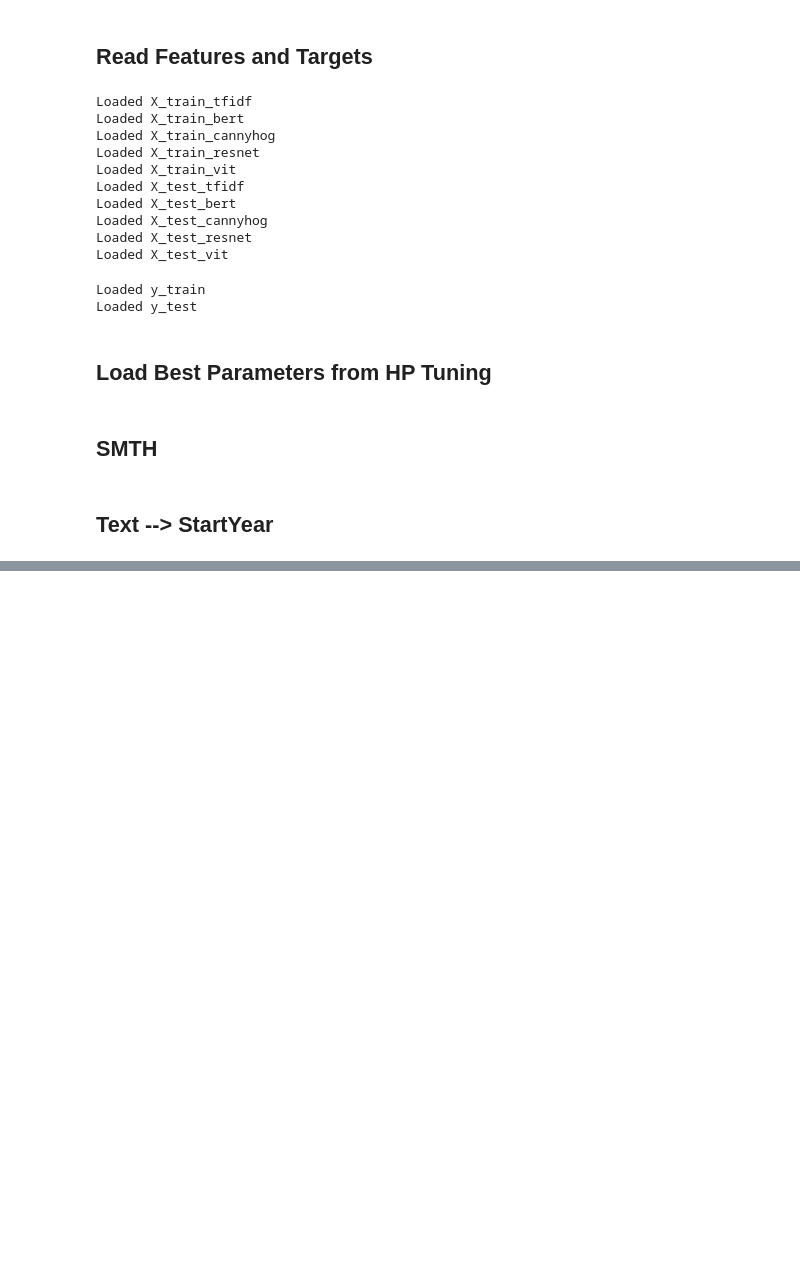
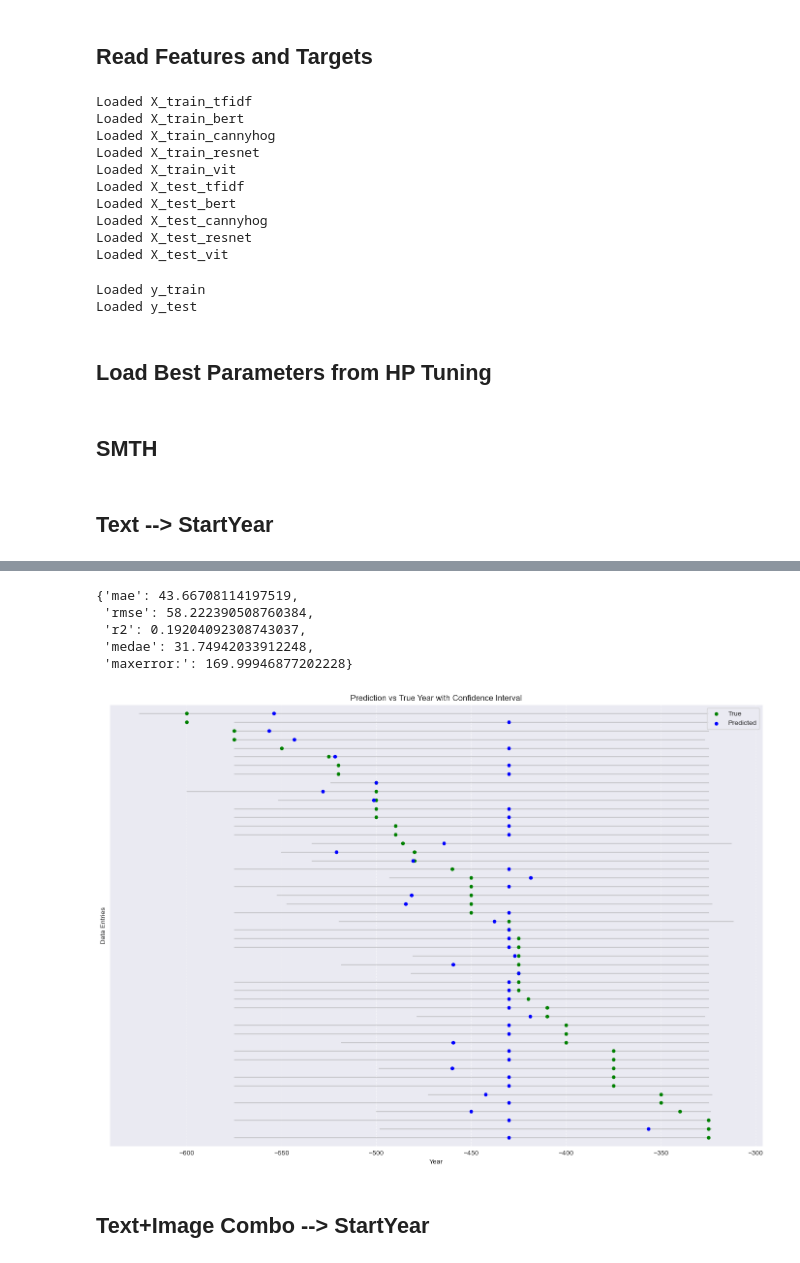
Before and after one commit to dimitris-kr/AgoraPottery, a Jupyter notebook: 02_chronology_prediction/regression/04_model_prediction.ipynb, the cells around one changed output, grey strips where cells are left out. Cells and saved outputs as stored; diff of their text form; code cells hidden in the pictures; blank space fills up the shorter version.

```diff
--- a/02_chronology_prediction/regression/04_model_prediction.ipynb
+++ b/02_chronology_prediction/regression/04_model_prediction.ipynb
@@ -151,0 +166,11 @@ results
+# %%
+features = "vit"
+target = "StartYear"
+
+models = {name: LGBMRegressor(**best_params["LightGBM"][(features, target)], objective="quantile", alpha=alpha) for name, alpha in {"y_pred": 0.5, "CI_lower": 0.025, "CI_upper": 0.975}.items()}
+results = {"y_true": y["test"][target]}
+for name, model in models.items():
+    model.fit(X["train"][features], y["train"][target])
+    results[name] = model.predict(X["test"][features])
+results = pd.DataFrame(results)
+results
@@ -151,0 +191,15 @@ results
+# %%
+scores = evaluate(results["y_true"], results["y_pred"])
+scores
+# %% [output]
+{'mae': 43.66708114197519,
+ 'rmse': 58.222390508760384,
+ 'r2': 0.19204092308743037,
+ 'medae': 31.74942033912248,
+ 'maxerror:': 169.99946877202228}
+# %%
+plot_true_vs_pred(results, 50)
+# %% [output]
+[figure, added]
+# %% [markdown]
+## Text+Image Combo --> StartYear
```
Also changed, not shown: parts of 36 cells of this notebook.
